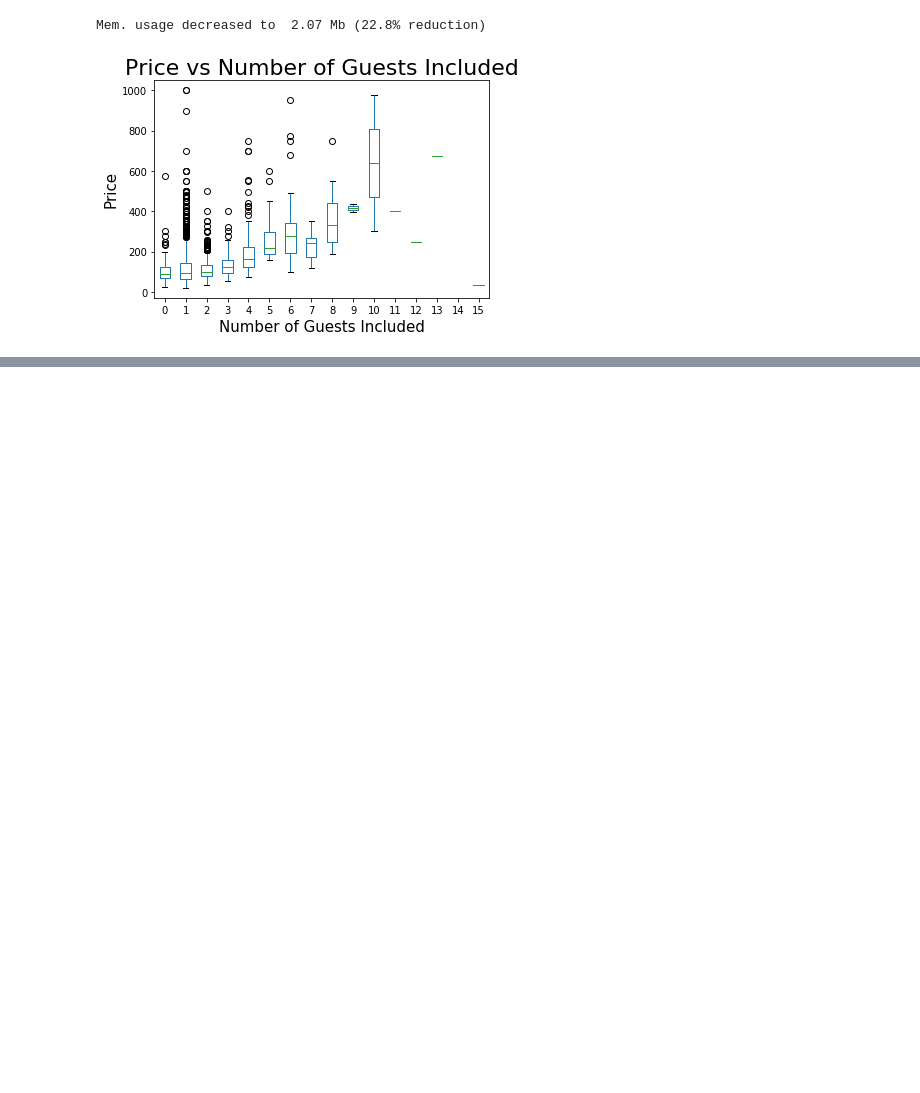
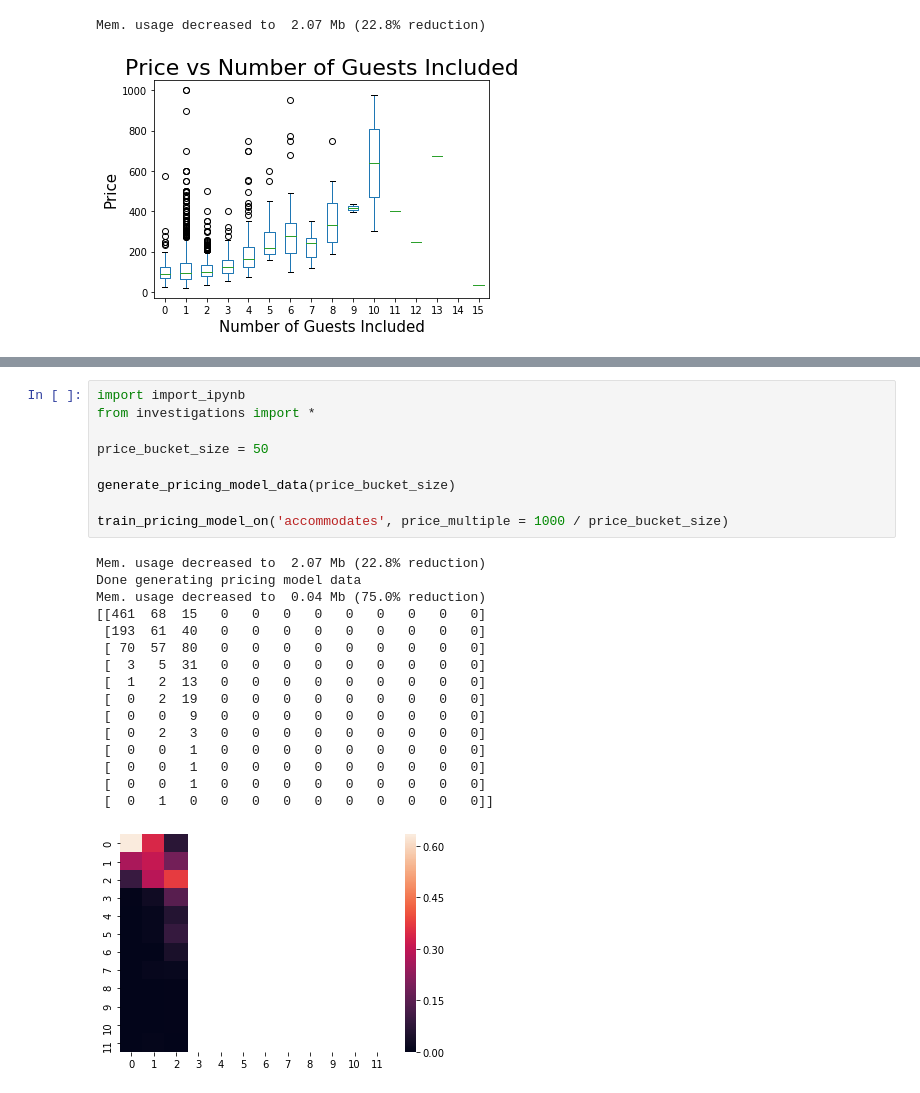
Before and after one commit to Ravi5ingh/seattle-airbnb-analysis, a Jupyter notebook: jupyter/main.ipynb, the cells around one changed output, grey strips where cells are left out. Cells and saved outputs as stored; diff of their text form; blank space fills up the shorter version.

```diff
--- a/jupyter/main.ipynb
+++ b/jupyter/main.ipynb
@@ -236,0 +316,26 @@ Mem. usage decreased to  2.07 Mb (22.8% reduction)
+# %%
+import import_ipynb
+from investigations import *
+
+price_bucket_size = 50
+
+generate_pricing_model_data(price_bucket_size)
+
+train_pricing_model_on('accommodates', price_multiple = 1000 / price_bucket_size)
+# %% [output]
+Mem. usage decreased to  2.07 Mb (22.8% reduction)
+Done generating pricing model data
+Mem. usage decreased to  0.04 Mb (75.0% reduction)
+[[461  68  15   0   0   0   0   0   0   0   0   0]
+ [193  61  40   0   0   0   0   0   0   0   0   0]
+ [ 70  57  80   0   0   0   0   0   0   0   0   0]
+ [  3   5  31   0   0   0   0   0   0   0   0   0]
+ [  1   2  13   0   0   0   0   0   0   0   0   0]
+ [  0   2  19   0   0   0   0   0   0   0   0   0]
+ [  0   0   9   0   0   0   0   0   0   0   0   0]
+ [  0   2   3   0   0   0   0   0   0   0   0   0]
+ [  0   0   1   0   0   0   0   0   0   0   0   0]
+ [  0   0   1   0   0   0   0   0   0   0   0   0]
+ [  0   0   1   0   0   0   0   0   0   0   0   0]
+ [  0   1   0   0   0   0   0   0   0   0   0   0]]
+[figure, added]
```
Also changed, not shown: parts of 2 cells of this notebook, 10 other files.
